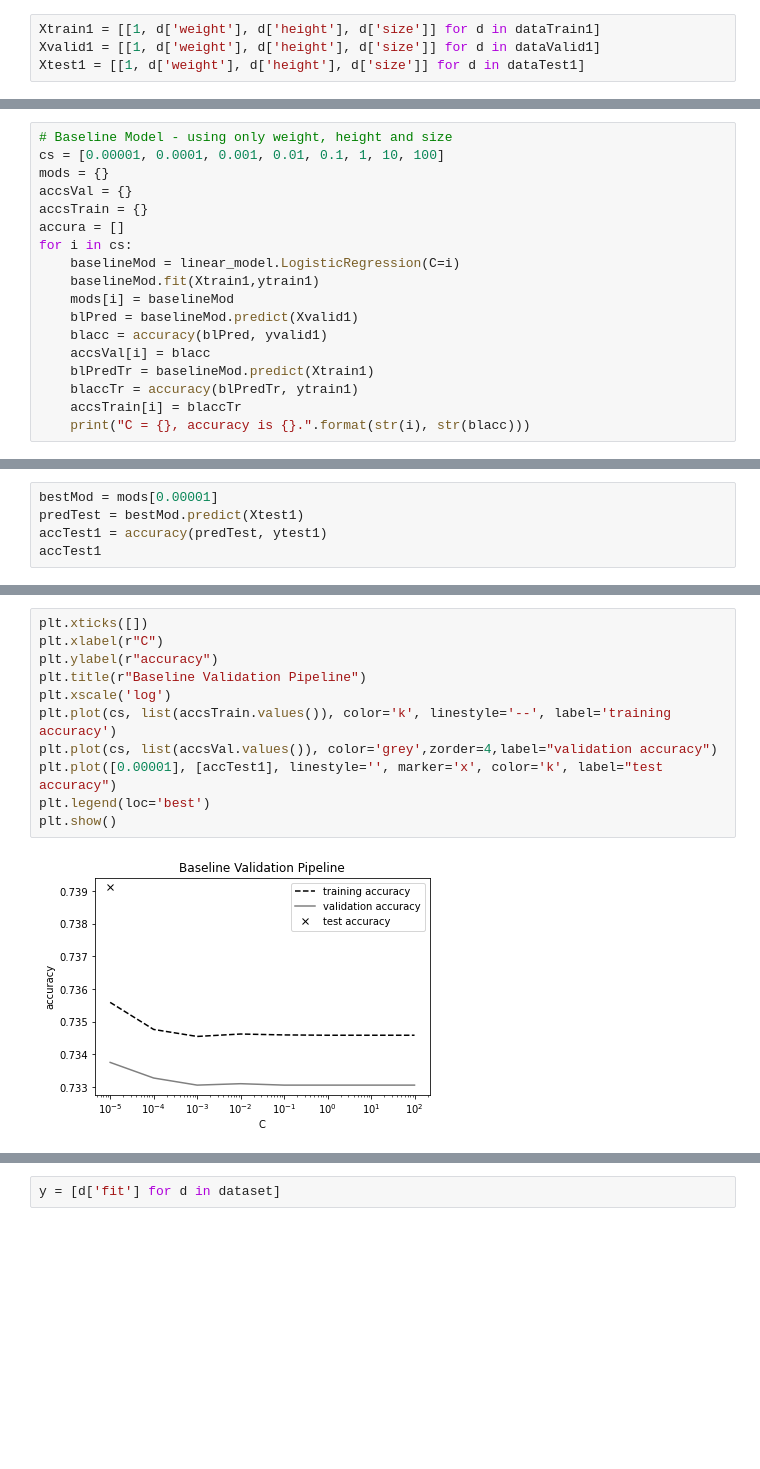
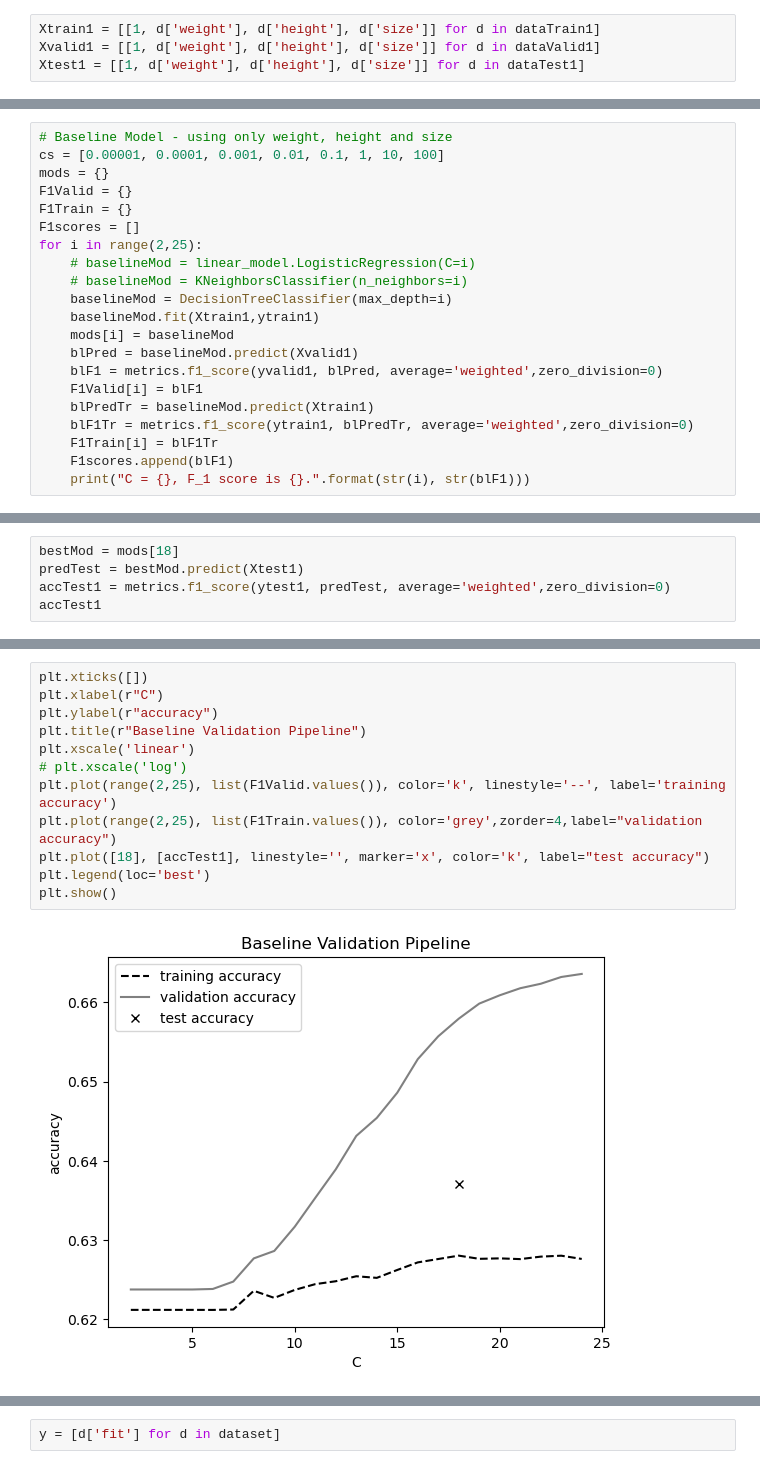
Before and after one commit to daphneyyy/CSE158_Assignment2, a Jupyter notebook: A2_alternate.ipynb, the cells around one changed output, grey strips where cells are left out. Drawn from its saved outputs; the diff is of its cells as text; blank space fills up the shorter version.

Commit message:
final_model

```diff
--- a/A2_alternate.ipynb
+++ b/A2_alternate.ipynb
@@ -81,18 +85,21 @@ def accuracy(pred, y):
 # Baseline Model - using only weight, height and size
 cs = [0.00001, 0.0001, 0.001, 0.01, 0.1, 1, 10, 100]
 mods = {}
-accsVal = {}
-accsTrain = {}
-accura = []
-for i in cs:
-    baselineMod = linear_model.LogisticRegression(C=i)
+F1Valid = {}
+F1Train = {}
+F1scores = []
+for i in range(2,25):
+    # baselineMod = linear_model.LogisticRegression(C=i)
+    # baselineMod = KNeighborsClassifier(n_neighbors=i)
+    baselineMod = DecisionTreeClassifier(max_depth=i)
     baselineMod.fit(Xtrain1,ytrain1)
     mods[i] = baselineMod
     blPred = baselineMod.predict(Xvalid1)
-    blacc = accuracy(blPred, yvalid1)
-    accsVal[i] = blacc
+    blF1 = metrics.f1_score(yvalid1, blPred, average='weighted',zero_division=0)
+    F1Valid[i] = blF1
     blPredTr = baselineMod.predict(Xtrain1)
-    blaccTr = accuracy(blPredTr, ytrain1)
-    accsTrain[i] = blaccTr
-    print("C = {}, accuracy is {}.".format(str(i), str(blacc)))
+    blF1Tr = metrics.f1_score(ytrain1, blPredTr, average='weighted',zero_division=0)
+    F1Train[i] = blF1Tr
+    F1scores.append(blF1)
+    print("C = {}, F_1 score is {}.".format(str(i), str(blF1)))
 # %% [output]
@@ -107,6 +123,6 @@ C = 100, accuracy is 0.7330552659019812.
 # %%
-bestMod = mods[0.00001]
+bestMod = mods[18]
 predTest = bestMod.predict(Xtest1)
-accTest1 = accuracy(predTest, ytest1)
+accTest1 = metrics.f1_score(ytest1, predTest, average='weighted',zero_division=0)
 accTest1
 # %% [output]
@@ -114,13 +149,14 @@ accTest1
 # %%
 plt.xticks([])
 plt.xlabel(r"C")
 plt.ylabel(r"accuracy")
 plt.title(r"Baseline Validation Pipeline")
-plt.xscale('log')
-plt.plot(cs, list(accsTrain.values()), color='k', linestyle='--', label='training accuracy')
-plt.plot(cs, list(accsVal.values()), color='grey',zorder=4,label="validation accuracy")
-plt.plot([0.00001], [accTest1], linestyle='', marker='x', color='k', label="test accuracy")
+plt.xscale('linear')
+# plt.xscale('log')
+plt.plot(range(2,25), list(F1Valid.values()), color='k', linestyle='--', label='training accuracy')
+plt.plot(range(2,25), list(F1Train.values()), color='grey',zorder=4,label="validation accuracy")
+plt.plot([18], [accTest1], linestyle='', marker='x', color='k', label="test accuracy")
 plt.legend(loc='best')
 plt.show()
 # %% [output]
-[figure, old version]
+[figure, new version]
```
Also changed, not shown: parts of 14 cells of this notebook, 10 other files.
